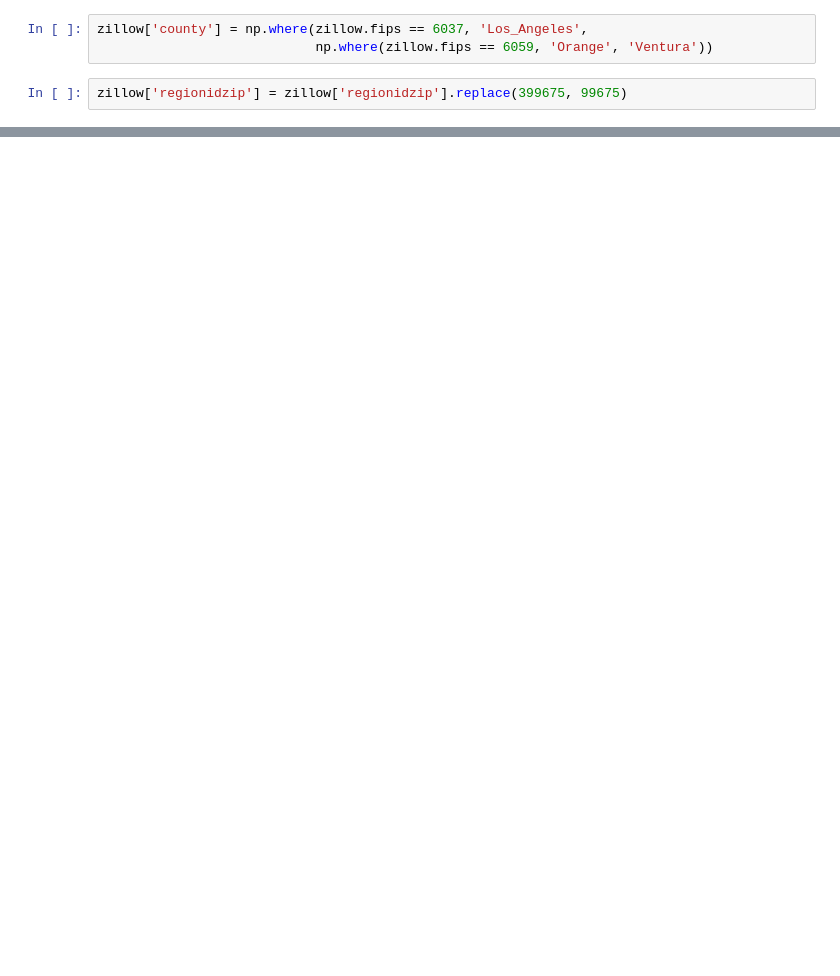
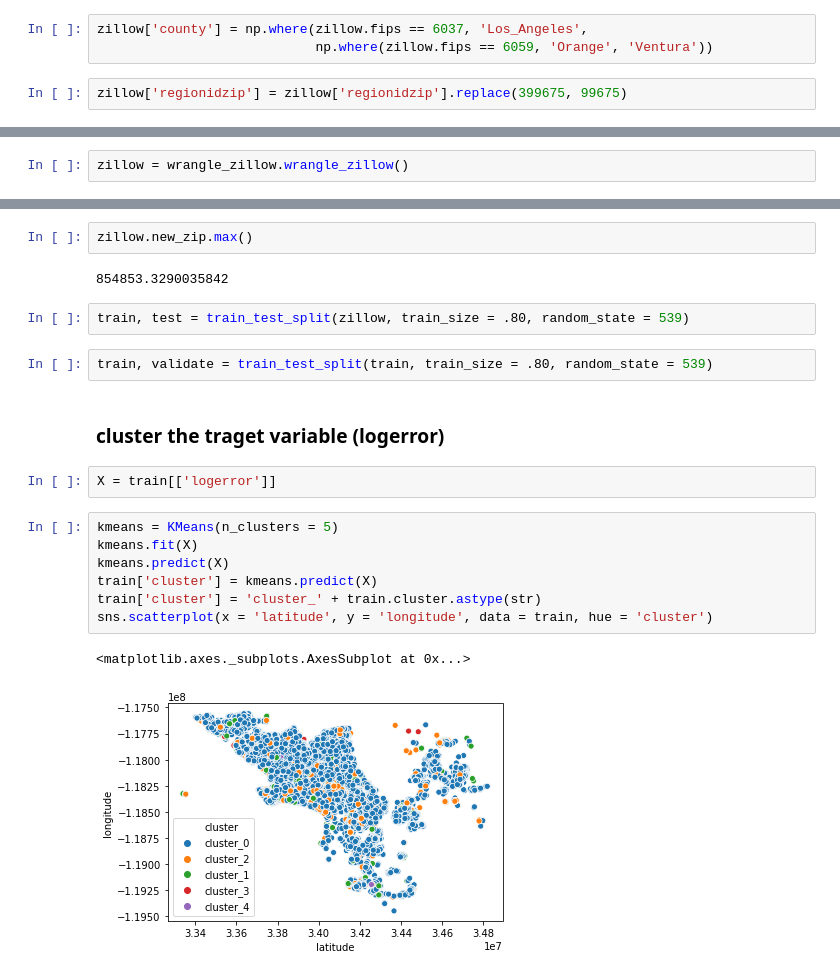
Before and after one commit to clustering-zillow/clustering-zillow, a Jupyter notebook: zillow_cluster_ravinder.ipynb, the cells around one changed output, grey strips where cells are left out. Cells and saved outputs as stored; diff of their text form; blank space fills up the shorter version.

```diff
--- a/zillow_cluster_ravinder.ipynb
+++ b/zillow_cluster_ravinder.ipynb
@@ -209,0 +201,2 @@ Name: census_tractandblock, Length: 73752, dtype: object
+# %%
+zillow = wrangle_zillow.wrangle_zillow()
@@ -209,0 +205,22 @@ Name: census_tractandblock, Length: 73752, dtype: object
+# %%
+zillow.new_zip.max()
+# %% [output]
+854853.3290035842
+# %%
+train, test = train_test_split(zillow, train_size = .80, random_state = 539)
+# %%
+train, validate = train_test_split(train, train_size = .80, random_state = 539)
+# %% [markdown]
+### cluster the traget variable (logerror)
+# %%
+X = train[['logerror']]
+# %%
+kmeans = KMeans(n_clusters = 5)
+kmeans.fit(X)
+kmeans.predict(X)
+train['cluster'] = kmeans.predict(X)
+train['cluster'] = 'cluster_' + train.cluster.astype(str)
+sns.scatterplot(x = 'latitude', y = 'longitude', data = train, hue = 'cluster')
+# %% [output]
+<matplotlib.axes._subplots.AxesSubplot at 0x...>
+[figure, added]
```
Also changed, not shown: parts of 59 cells of this notebook.
